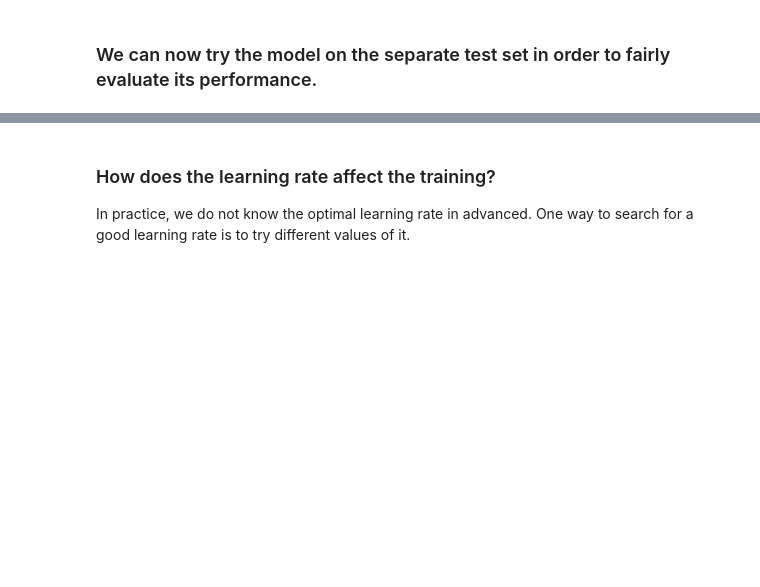
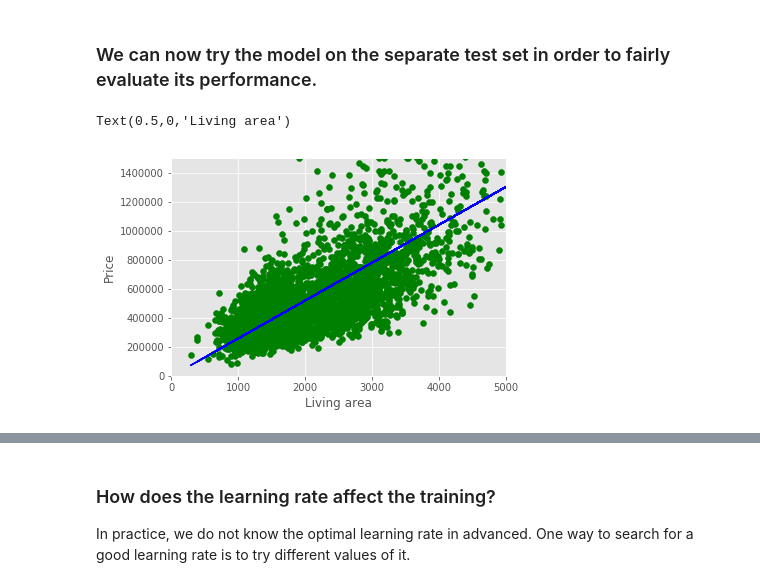
Before and after one commit to Darkgrouptw/Deep-Learning-For-Computer-Vision-CS5145701, a Jupyter notebook: 02.Linear Regression/02 - Linear Regression.ipynb, the cells around one changed output, grey strips where cells are left out. Saved outputs shown, nothing was run; the diff lists cells and outputs as text; code cells hidden in the pictures; blank space fills up the shorter version.

```diff
--- a/02.Linear Regression/02 - Linear Regression.ipynb
+++ b/02.Linear Regression/02 - Linear Regression.ipynb
@@ -721,36 +743,37 @@ plt.xlabel("Living area")
 # %%
 # plot fitted regression line
 
 ################################################################################
 # TODO:                                                                        #
 # Standardize the your training and validation data by subtracting it with     #
 # its mean and then dividing by its standard deviation.                        #
 ################################################################################
-X_test_norm = None
-y_test_norm = None
+X_test_norm = normalizeData(X_test, X_train)
+y_test_norm = normalizeData(y_test, y_train)
 ################################################################################
 #                                 END OF YOUR CODE                             #
 ################################################################################
 
 y_test_norm_pred = regressor.predict(X_test_norm)
 
 ################################################################################
 # TODO:                                                                        #
 # Convert the predicted y values back to its original scale.                   #
 ################################################################################
-y_test_pred = None
+y_test_pred = y_test_norm_pred * np.std(y_train) + np.mean(y_train)
 ################################################################################
 #                                 END OF YOUR CODE                             #
 ################################################################################
-
-
 
 plt.scatter(X_test,y_test,c='green')
 plt.plot(X_test,y_test_pred,c='blue')
 plt.xlim([0,5000])
 plt.ylim([0,1500000])
 plt.ylabel("Price")
 plt.xlabel("Living area")
+# %% [output]
+Text(0.5,0,'Living area')
+[figure, added]
 # %%
 RMSE = np.sqrt(np.mean((y_test_norm_pred - y_test_norm)**2))
 print("Test set RMSE:",RMSE)
```
Also changed, not shown: parts of 12 cells of this notebook, 1 other file.
